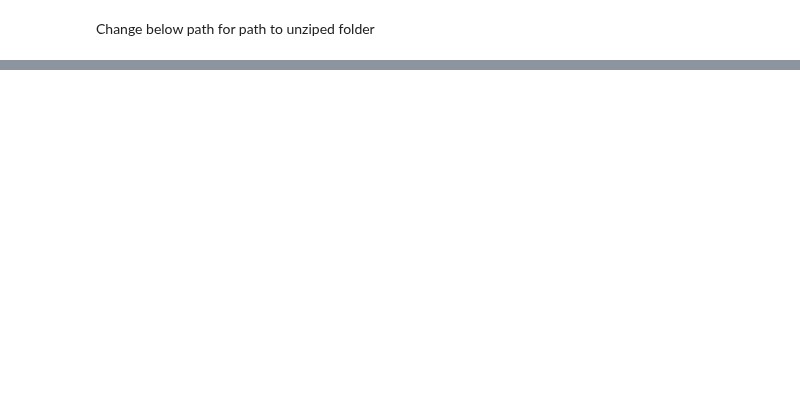
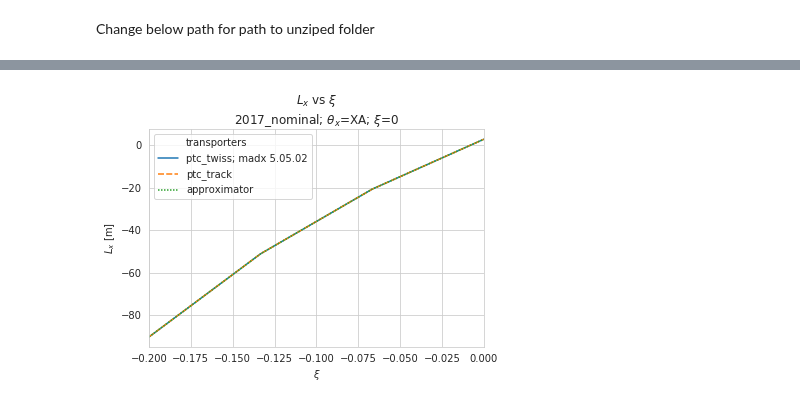
Before and after one commit to mucharafal/optics_generator_python, a Jupyter notebook: notebooks/Optics Parameters Compare 2017 Nominal.ipynb, the cells around one changed output, grey strips where cells are left out. Saved outputs shown, nothing was run; the diff lists cells and outputs as text; code cells hidden in the pictures; blank space fills up the shorter version.

```diff
--- a/notebooks/Optics Parameters Compare 2017 Nominal.ipynb
+++ b/notebooks/Optics Parameters Compare 2017 Nominal.ipynb
@@ -78,0 +101,10 @@ axes.set_xticks(range(0, 151, 30))
+# %%
+optical_functions = {
+    transporter1: (twiss_optics_parameters.compute_l_x, twiss_configuration),
+    transporter2_name: (track_optics_parameters.compute_l_x, track_transporter),
+    transporter3_name: (approximator_optics_parameters.compute_l_x, transporter)
+}
+
+axes = plotter.plot_optical_functions(particles, optical_functions, Parameters.PT, Parameters.L_X, title_sufix)
+# %% [output]
+[figure, added]
```
Also changed, not shown: parts of 12 cells of this notebook, 10 other files.
